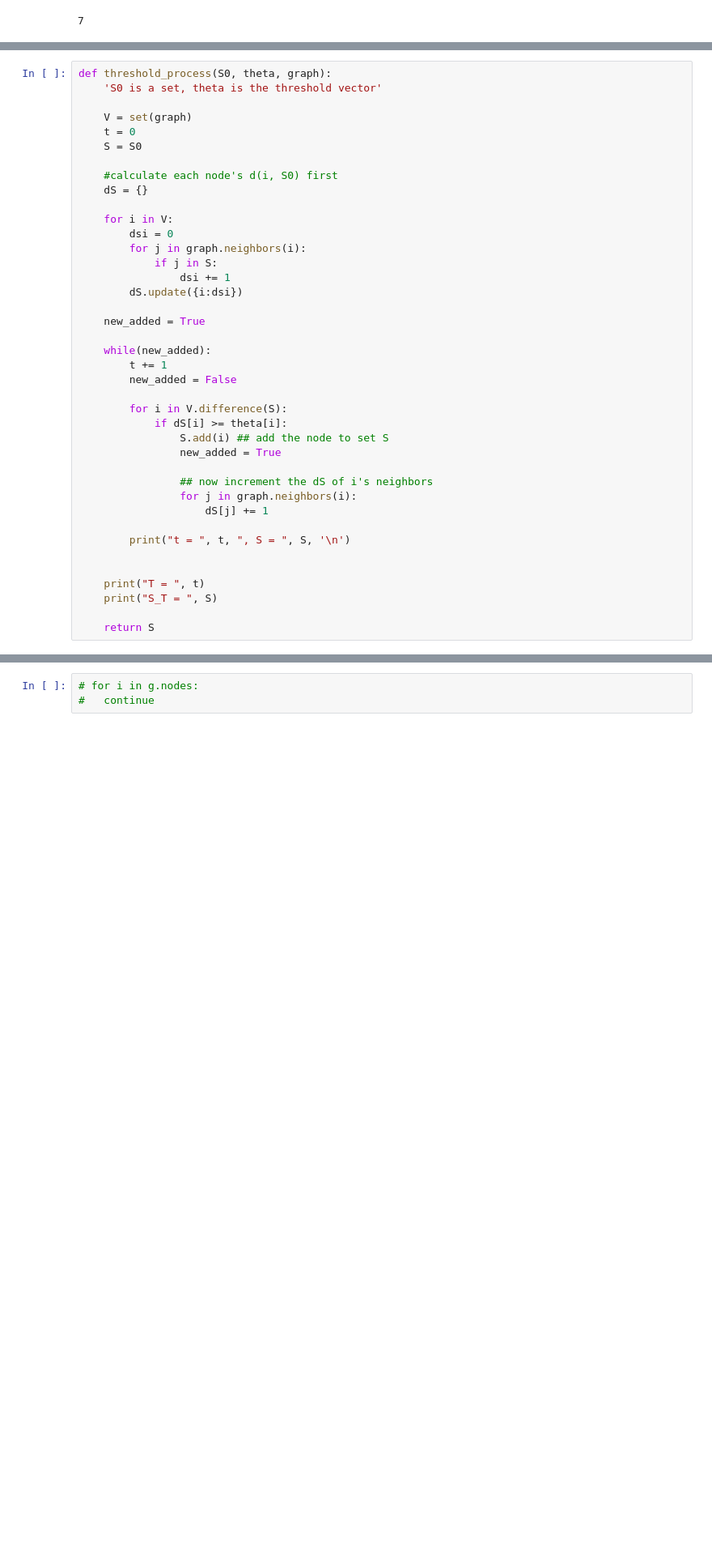
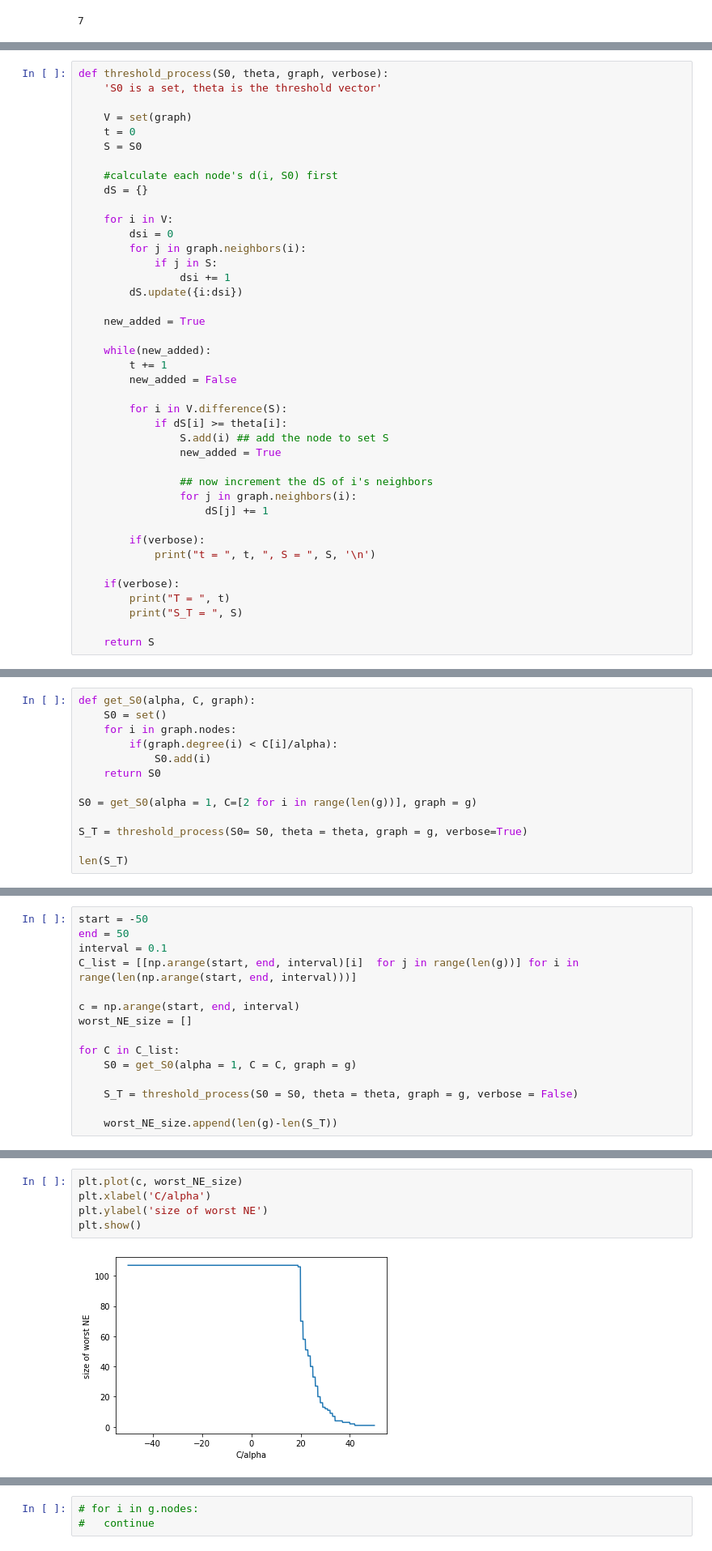
Before and after one commit to ahsantarique/Antivaccine-Sentiment, a Jupyter notebook: Src/Antivaccine_sentiment.ipynb, the cells around one changed output, grey strips where cells are left out. Shown: that part at 81% size. Cells and saved outputs as stored; diff of their text form; blank space fills up the shorter version.

Commit message:
fixed worst NE size plot

```diff
--- a/Src/Antivaccine_sentiment.ipynb
+++ b/Src/Antivaccine_sentiment.ipynb
@@ -204,5 +206,5 @@ NameError: name 'get_stubborn_nodes' is not defined
 # %%
-def threshold_process(S0, theta, graph):
+def threshold_process(S0, theta, graph, verbose):
     'S0 is a set, theta is the threshold vector'
 
     V = set(graph)
@@ -234,11 +236,12 @@ def threshold_process(S0, theta, graph):
                 for j in graph.neighbors(i):
                     dS[j] += 1
 
-        print("t = ", t, ", S = ", S, '\n')
+        if(verbose):
+            print("t = ", t, ", S = ", S, '\n')
 
-
-    print("T = ", t)
-    print("S_T = ", S)
+    if(verbose):
+        print("T = ", t)
+        print("S_T = ", S)
 
     return S
 # %%
@@ -270,0 +277,13 @@ S_T =  {0, 1, 2, 3, 3589, 6, 8, 2569, 11, 12, 15, 18, 19, 1558, 23, 1560, 2079,
+# %%
+def get_S0(alpha, C, graph):
+    S0 = set()
+    for i in graph.nodes:
+        if(graph.degree(i) < C[i]/alpha):
+            S0.add(i)
+    return S0
+
+S0 = get_S0(alpha = 1, C=[2 for i in range(len(g))], graph = g)
+
+S_T = threshold_process(S0= S0, theta = theta, graph = g, verbose=True)
+
+len(S_T)
@@ -270,0 +300,15 @@ S_T =  {0, 1, 2, 3, 3589, 6, 8, 2569, 11, 12, 15, 18, 19, 1558, 23, 1560, 2079,
+# %%
+start = -50
+end = 50
+interval = 0.1
+C_list = [[np.arange(start, end, interval)[i]  for j in range(len(g))] for i in range(len(np.arange(start, end, interval)))]
+
+c = np.arange(start, end, interval)
+worst_NE_size = []
+
+for C in C_list:
+    S0 = get_S0(alpha = 1, C = C, graph = g)
+
+    S_T = threshold_process(S0 = S0, theta = theta, graph = g, verbose = False)
+
+    worst_NE_size.append(len(g)-len(S_T))
@@ -270,0 +322,7 @@ S_T =  {0, 1, 2, 3, 3589, 6, 8, 2569, 11, 12, 15, 18, 19, 1558, 23, 1560, 2079,
+# %%
+plt.plot(c, worst_NE_size)
+plt.xlabel('C/alpha')
+plt.ylabel('size of worst NE')
+plt.show()
+# %% [output]
+[figure, added]
```
Also changed, not shown: parts of 8 cells of this notebook, 1 other file.
